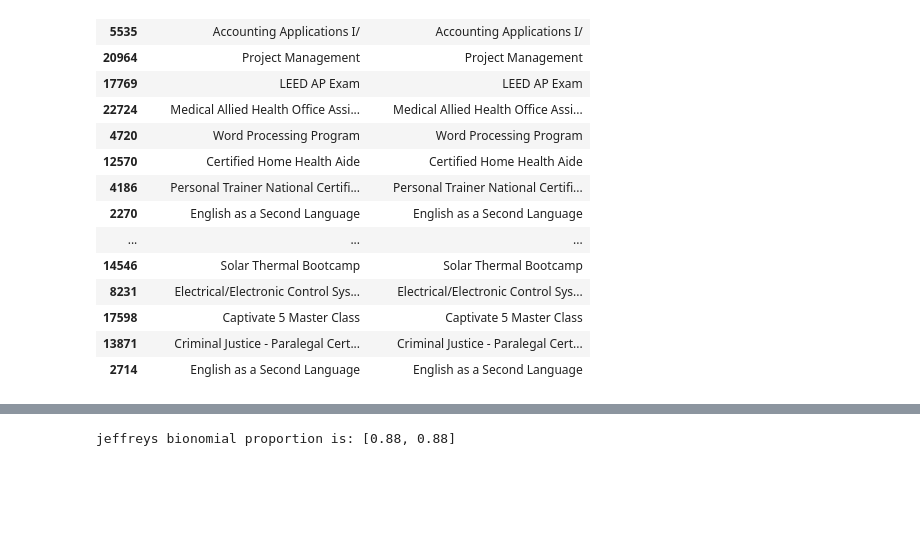
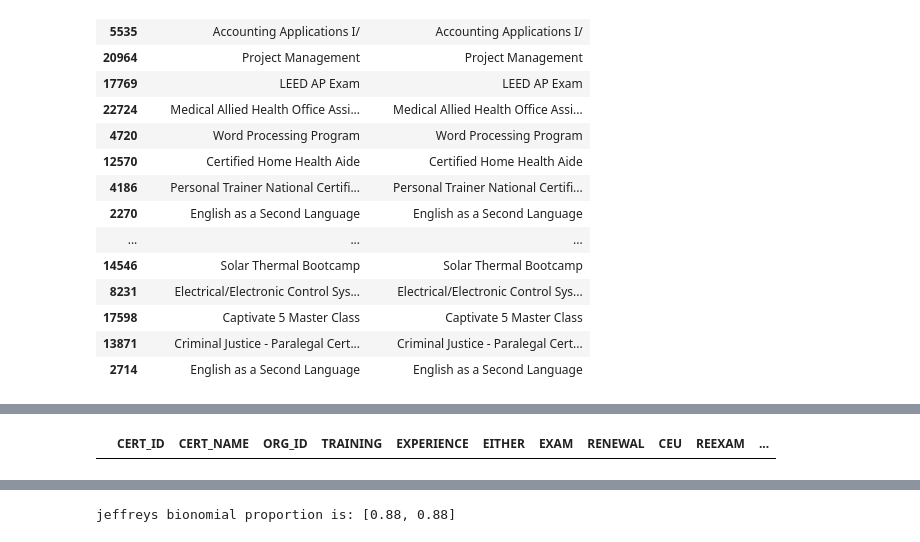
Before and after one commit to newjersey/d4ad_standardization, a Jupyter notebook: D4AD_Standardization/notebooks/5.0-kpr-Progam_Course_NAME.ipynb, the cells around one changed output, grey strips where cells are left out. Cells and saved outputs as stored; diff of their text form; code cells hidden in the pictures; blank space fills up the shorter version.

```diff
--- a/D4AD_Standardization/notebooks/5.0-kpr-Progam_Course_NAME.ipynb
+++ b/D4AD_Standardization/notebooks/5.0-kpr-Progam_Course_NAME.ipynb
@@ -210,10 +210,6 @@ the_df[['NAME_1', 'STANDARDIZEDNAME_1']]
 #path = rootpath + externalpath + CAREERONESTOP_CERTIFICATIONS_URL_NAME[1][:-4]
 credential_sql = '2-CERTIFICATIONS.sql'
 
-# note the faster alternative is to install a databse engine (seems to heavy handed)
-# and read in form there.
-
-# test string
 my_string =\
     """
 Insert into CERTIFICATIONS
@@ -246,23 +242,29 @@ Insert into CERTIFICATIONS
     'This intermediate level certification is intended for BPM application developers who contribute to the delivery of complex level process applications, and provide supervision and guidance to entry level developers.', 1, NULL);
     """
 
-test_field =\
-    """
-'10052', 'IBM Certified BPM Developer - WebSphere Lombardi Edition V7.2', '0814', 1, 1,
-    NULL, 1, '  ', NULL, NULL,
-    NULL, NULL, 'http://www-03.ibm.com/certify/certs/15010502.shtml', NULL, NULL,
-    NULL, TO_DATE('07/06/2017 00:00:00', 'MM/DD/YYYY HH24:MI:SS'), 'Business process', NULL, NULL,
-    '1', TO_DATE('10/21/2014 10:43:08', 'MM/DD/YYYY HH24:MI:SS'), NULL, '0', '28',
-    'This intermediate level certification is intended for BPM application developers who contribute to the delivery of complex level process applications, and provide supervision and guidance to entry level developers.', 1, NULL
-    """
+header_names =\
+    (
+        'CERT_ID', 'CERT_NAME', 'ORG_ID', 'TRAINING', 'EXPERIENCE',
+        'EITHER', 'EXAM', 'RENEWAL', 'CEU', 'REEXAM',
+        'CPD', 'CERT_ANY', 'URL', 'ACRONYM', 'NSSB_URL',
+        'CERT_URL', 'CERT_LAST_UPDATE', 'KEYWORD1', 'KEYWORD2', 'KEYWORD3',
+        'SUPPRESS', 'DATEADDED', 'COMMENTS', 'VERIFIED', 'UPDATEDBY',
+        'CERT_DESCRIPTION', 'DELETED', 'EXAM_DETAILS'
+    )
 
-header =\
-    ('CERT_ID', 'CERT_NAME', 'ORG_ID', 'TRAINING', 'EXPERIENCE',
-    'EITHER', 'EXAM', 'RENEWAL', 'CEU', 'REEXAM',
-    'CPD', 'CERT_ANY', 'URL', 'ACRONYM', 'NSSB_URL',
-    'CERT_URL', 'CERT_LAST_UPDATE', 'KEYWORD1', 'KEYWORD2', 'KEYWORD3',
-    'SUPPRESS', 'DATEADDED', 'COMMENTS', 'VERIFIED', 'UPDATEDBY',
-    'CERT_DESCRIPTION', 'DELETED', 'EXAM_DETAILS')
+# Pandas assumes atomic python types,
+# See: https://github.com/pandas-dev/pandas/issues/9381, so we need to use
+# Python types here
+dtypes =\
+    np.dtype(
+        "str, str, float, float,"
+        "float, float, float, str,"
+        "float, float, float, float,"
+        "str, str, str, str,"
+        "str, str, str, str,"
+        "str, str, str, str,"
+        "str, str, float, str"
+    )
 
 the_fields_regex =\
     """
@@ -281,23 +283,42 @@ a_field_regex =\
 |(?P<num>\d),                   # get numeric or
 |(?P<null>NULL)                 # get NULL
     """
-
 a_field = re.compile(a_field_regex, flags=flags)
 
-groups = {1: 'date_time', 2: 'quoted_string', 3: 'num', 4:'null'}
+def yield_certification_records(sql_file=my_string, require_field_numbers=[1]):
+    # do we skip those w/o certain fields, like acronymns
+    temp_data = [0]*28
+    for match in the_fields.finditer(sql_file):
+        break_match = False
+        for index, field in enumerate(a_field.finditer( match.group('fields') )):
+            grp = None
+            for grp, value in field.groupdict().items():
+                if value:
+                    # here we type the record value
+                    if grp == 'date_time':
+                        #  There is a difference between https://regex101.com/r/yphUXY/1/
+                        # and what I see Python do here; if I don't capture the entire thing
+                        # it gets re-raised as another potential match, even if I use ?:, etc.
+                        value = value[9:28] # todo: do datetime
+                    if grp == 'null':
+                        value = None
+                        if index in require_field_numbers:
+                            print(index, value)
+                            break_match = True
 
-for match in the_fields.finditer(my_string):
-    for index, field in enumerate(a_field.finditer( match.group('fields') )):
-        grp = None
-        for grp, value in field.groupdict().items():
-            if value:
-                if grp == 'date_time':
-                    #  There is a difference between https://regex101.com/r/yphUXY/1/
-                    # and what I see Python do here; if I don't capture the entire thing
-                    # it gets re-raised as another potential match, even if I use ?:, etc.
-                    value = value[9:28]
-                grp = grp
+                    if grp == 'num':
+                        value = int(value)
+
+                    temp_data[index] = value
+                    break # only one possible match value
+            if break_match:
                 break
+        if not break_match:
+            yield tuple(value for value in temp_data)
 
-        print(index, grp, header[index], value)
+df =\
+    pd.DataFrame.from_records(
+        yield_certification_records(),
+        columns=header)
+df
 # %% [output]
@@ -320,0 +327 @@ done
+|  | CERT_ID | CERT_NAME | ORG_ID | TRAINING | EXPERIENCE | EITHER | EXAM | RENEWAL | CEU | REEXAM | ... |
```
Also changed, not shown: parts of 4 cells of this notebook.
